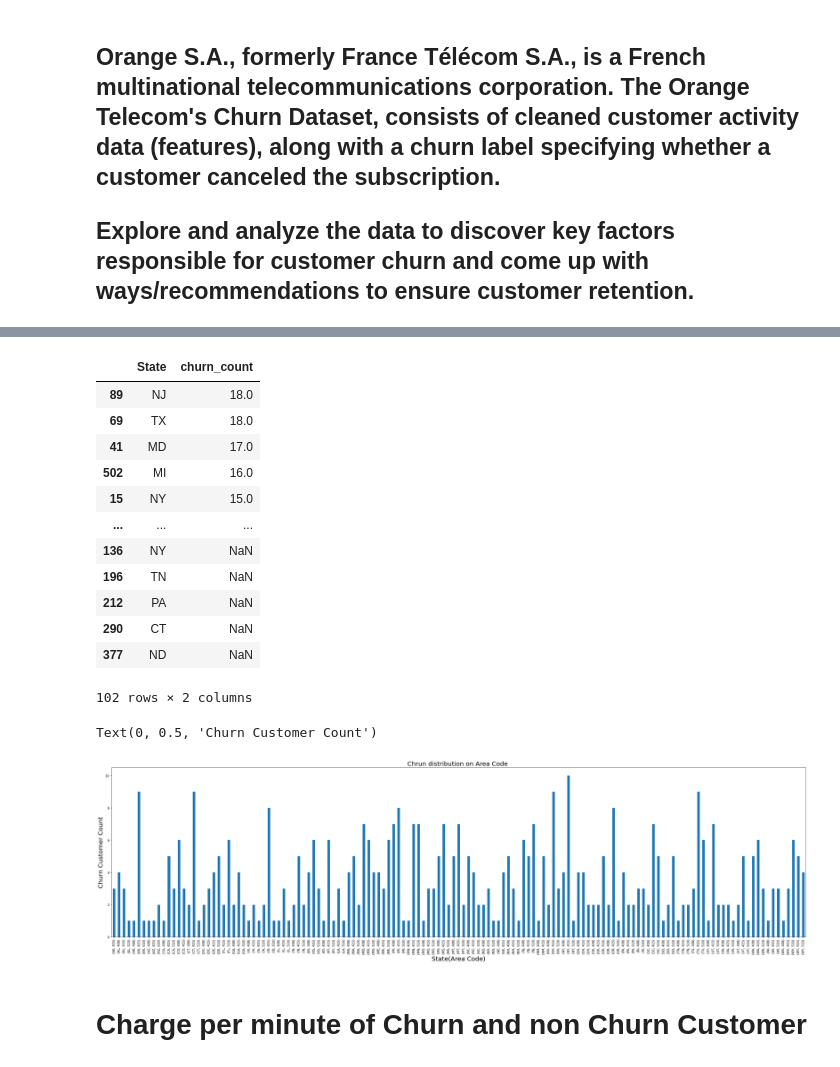
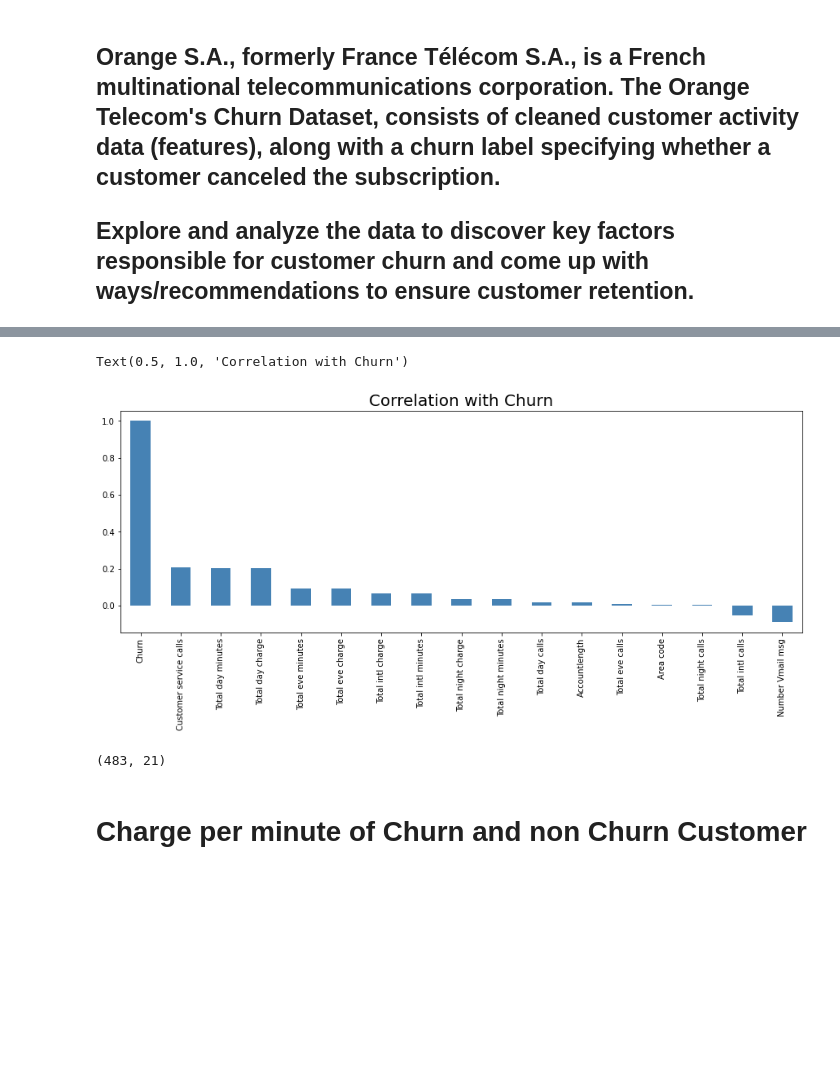
Before and after one commit to harrysharma/Telecom-Churn-Analysis, a Jupyter notebook: Copy_of_Telecom_Churn_Analysis_Capstone_Project.ipynb, the cells around one changed output, grey strips where cells are left out. Saved outputs shown, nothing was run; the diff lists cells and outputs as text; code cells hidden in the pictures; blank space fills up the shorter version.

```diff
--- a/Copy_of_Telecom_Churn_Analysis_Capstone_Project.ipynb
+++ b/Copy_of_Telecom_Churn_Analysis_Capstone_Project.ipynb
@@ -88,16 +120,0 @@ df3=tele_df[['State','churn_count']].drop_duplicates()
-# %%
-df3.sort_values(by='churn_count',ascending=False)
-# %% [output]
-|  | State | churn_count |
-| 89 | NJ | 18.0 |
-| 69 | TX | 18.0 |
-| 41 | MD | 17.0 |
-| 502 | MI | 16.0 |
-| 15 | NY | 15.0 |
-| ... | ... | ... |
-| 136 | NY | NaN |
-| 196 | TN | NaN |
-| 212 | PA | NaN |
-| 290 | CT | NaN |
-| 377 | ND | NaN |
-102 rows × 2 columns
@@ -106,12 +121,20 @@ df4=tele_df[tele_df['Churn']==True].groupby(['State','Area code'])['Churn'].coun
-# %%
-plt.rcParams['figure.figsize'] = (40, 10)
-df4.plot(kind='bar')
-plt.title('Chrun distribution on Area Code ', fontsize=20)
-plt.xlabel('State(Area Code)',fontsize=20)
-plt.ylabel('Churn Customer Count',fontsize=20)
-# %% [output]
-Text(0, 0.5, 'Churn Customer Count')
-[figure, removed]
+# %%
+plt.figure(figsize=(15,5))
+
+fig=tele_df.corr()['Churn'].sort_values(ascending = False).plot(kind='bar', color = 'steelblue')
+fig.set_xticklabels(['Churn', 'Customer service calls','Total day minutes','Total day charge','Total eve minutes',
+                     'Total eve charge','Total intl charge','Total intl minutes','Total night charge','Total night minutes',
+                     'Total day calls','Accountlength','Total eve calls','Area code','Total night calls','Total intl calls','Number Vmail msg'])
+fig.set_title('Correlation with Churn',FontSize='20')
+# %% [output]
+Text(0.5, 1.0, 'Correlation with Churn')
+[figure, added]
+# %%
+df12=tele_df[tele_df['Churn']==True]
+# df12.corr()['Churn'].sort_values(ascending = False).plot(kind='bar', color = 'midnightblue')
+df12.shape
+# %% [output]
+(483, 21)
 # %% [markdown]
 # Charge per minute of Churn and non  Churn Customer
 # %%
```
Also changed, not shown: parts of 113 cells of this notebook.
